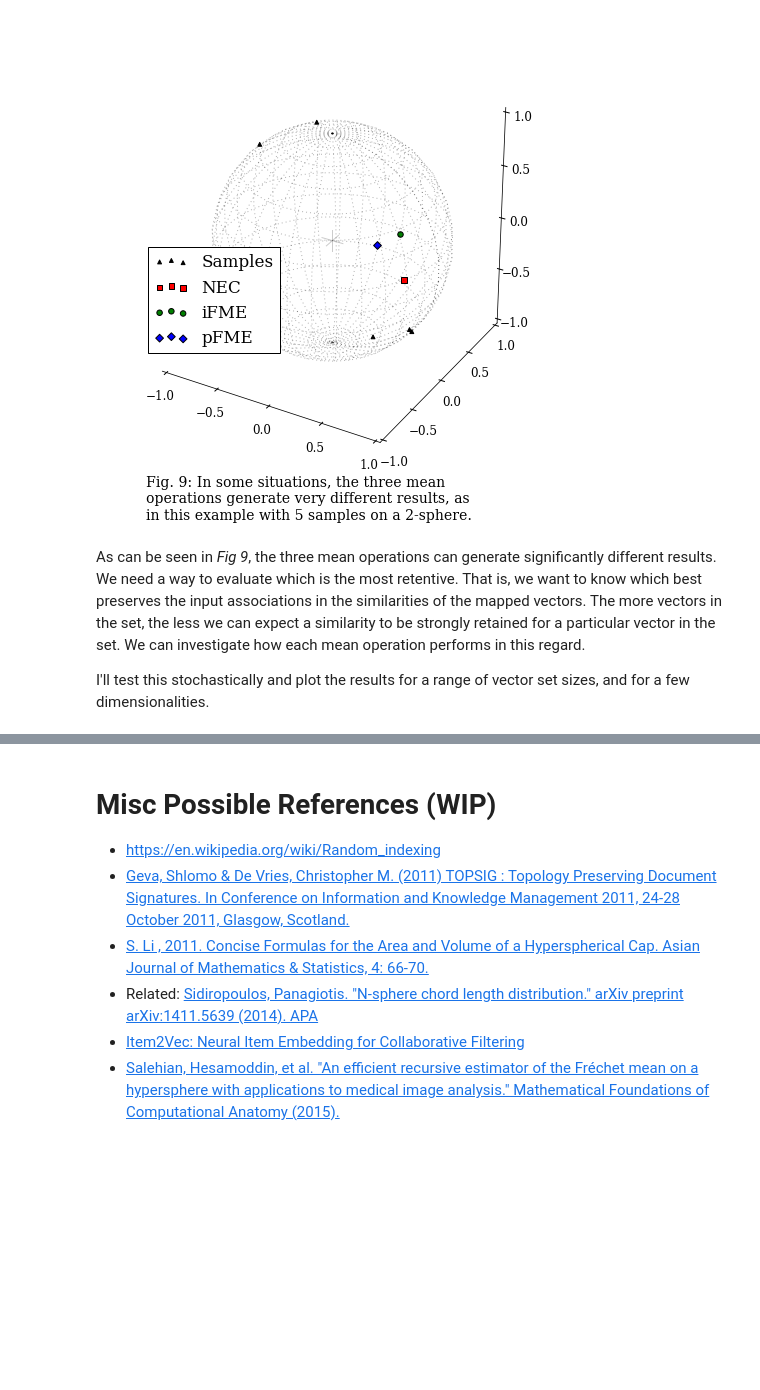
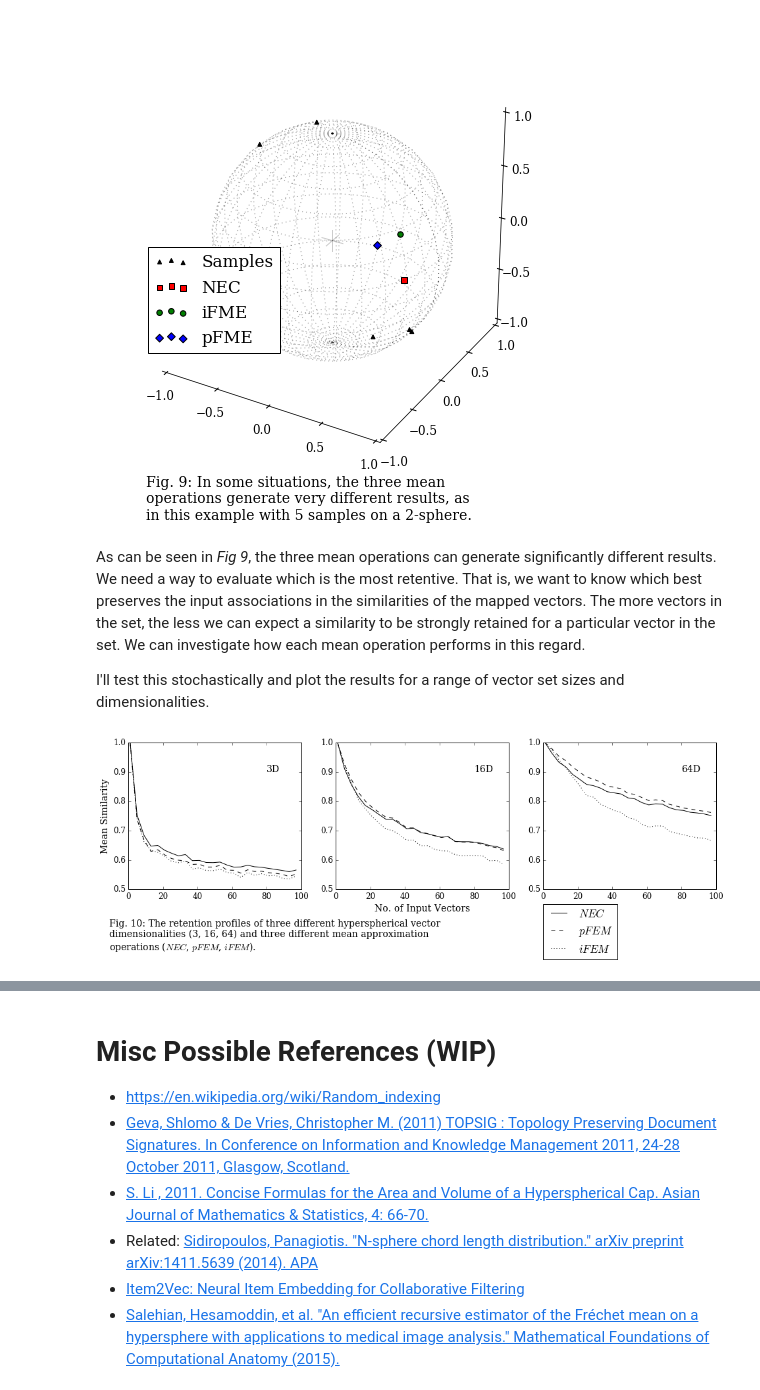
Before and after one commit to sagland/vecassoc, a Jupyter notebook: notebooks/Representing Object Association with Vector Similarity.ipynb, the cells around one changed output, grey strips where cells are left out. Drawn from its saved outputs; the diff is of its cells as text; code cells hidden in the pictures; blank space fills up the shorter version.

```diff
--- a/notebooks/Representing Object Association with Vector Similarity.ipynb
+++ b/notebooks/Representing Object Association with Vector Similarity.ipynb
@@ -572,7 +583,7 @@ $$
 # Implement the three hyperspherical mean
 # approximations defined above.
 def hs_nemean(vs, ws=None):
-    '''Normalized euclidian mean of a set of weighted
+    '''Normalized euclidian centroid of a set of weighted
     hyperspherical vectors.'''
     wvs = vs * ws[:,None] if ws is not None else vs
     return hs_normalize(np.array([wvs.sum(0)]))[0]
@@ -645,4 +656,4 @@ plt.show()
 # %% [markdown]
 As can be seen in *Fig 9*, the three mean operations can generate significantly different results. We need a way to evaluate which is the most retentive. That is, we want to know which best preserves the input associations in the similarities of the mapped vectors. The more vectors in the set, the less we can expect a similarity to be strongly retained for a particular vector in the set. We can investigate how each mean operation performs in this regard.
 
-I'll test this stochastically and plot the results for a range of vector set sizes, and for a few dimensionalities.
+I'll test this stochastically and plot the results for a range of vector set sizes and dimensionalities.
@@ -677,0 +684,36 @@ for M in Ms:
+# %%
+# Plot retention of different dimentionalities and mean operations
+fig = plt.figure(figsize=(16,4))
+# 3D
+ax1 = fig.add_subplot(131)
+ax1.set_ylim((0.5,1))
+ax1.set_ylabel('Mean Similarity')
+ax1.text(80, 0.9, '%dD' % Ns[0])
+ax1.plot(Ms, results[0,:,0], label='$NEC$', color='k')
+ax1.plot(Ms, results[0,:,1], label='$pFEM$', color='k', linestyle='--')
+ax1.plot(Ms, results[0,:,2], label='$iFEM$', color='k', linestyle=':')
+
+ax2 = fig.add_subplot(132)
+ax2.set_ylim((0.5,1))
+ax2.set_xlabel('No. of Input Vectors')
+ax2.text(80, 0.9, '%dD' % Ns[1])
+ax2.plot(Ms, results[1,:,0], label='$NEC$', color='k')
+ax2.plot(Ms, results[1,:,1], label='$pFEM$', color='k', linestyle='--')
+ax2.plot(Ms, results[1,:,2], label='$iFEM$', color='k', linestyle=':')
+
+ax3 = fig.add_subplot(133)
+ax3.set_ylim((0.5,1))
+ax3.text(80, 0.9, '%dD' % Ns[2])
+ax3.plot(Ms, results[2,:,0], label='$NEC$', color='k')
+ax3.plot(Ms, results[2,:,1], label='$pFEM$', color='k', linestyle='--')
+ax3.plot(Ms, results[2,:,2], label='$iFEM$', color='k', linestyle=':')
+plt.legend(bbox_to_anchor=(0.0, -0.1), loc=2, borderaxespad=0.0)
+
+fig.text(0.1,-0.2,
+         'Fig. 10: The retention profiles of three different hyperspherical vector\n'
+         'dimensionalities (3, 16, 64) and three different mean approximation\n'
+         'operations ($NEC$, $pFEM$, $iFEM$).')
+
+plt.show()
+# %% [output]
+[figure, added]
```
Also changed, not shown: parts of 10 cells of this notebook, 1 other file.
